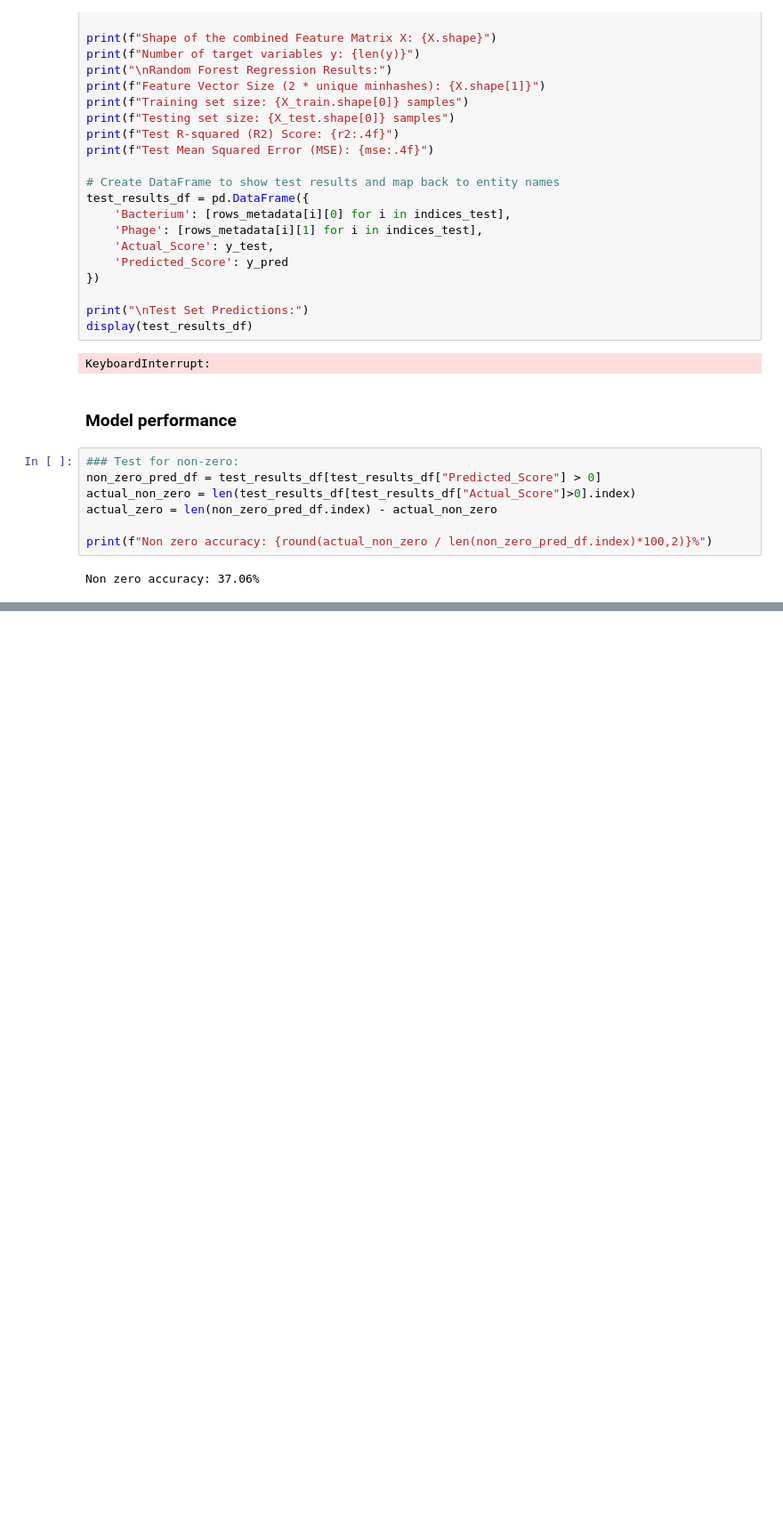
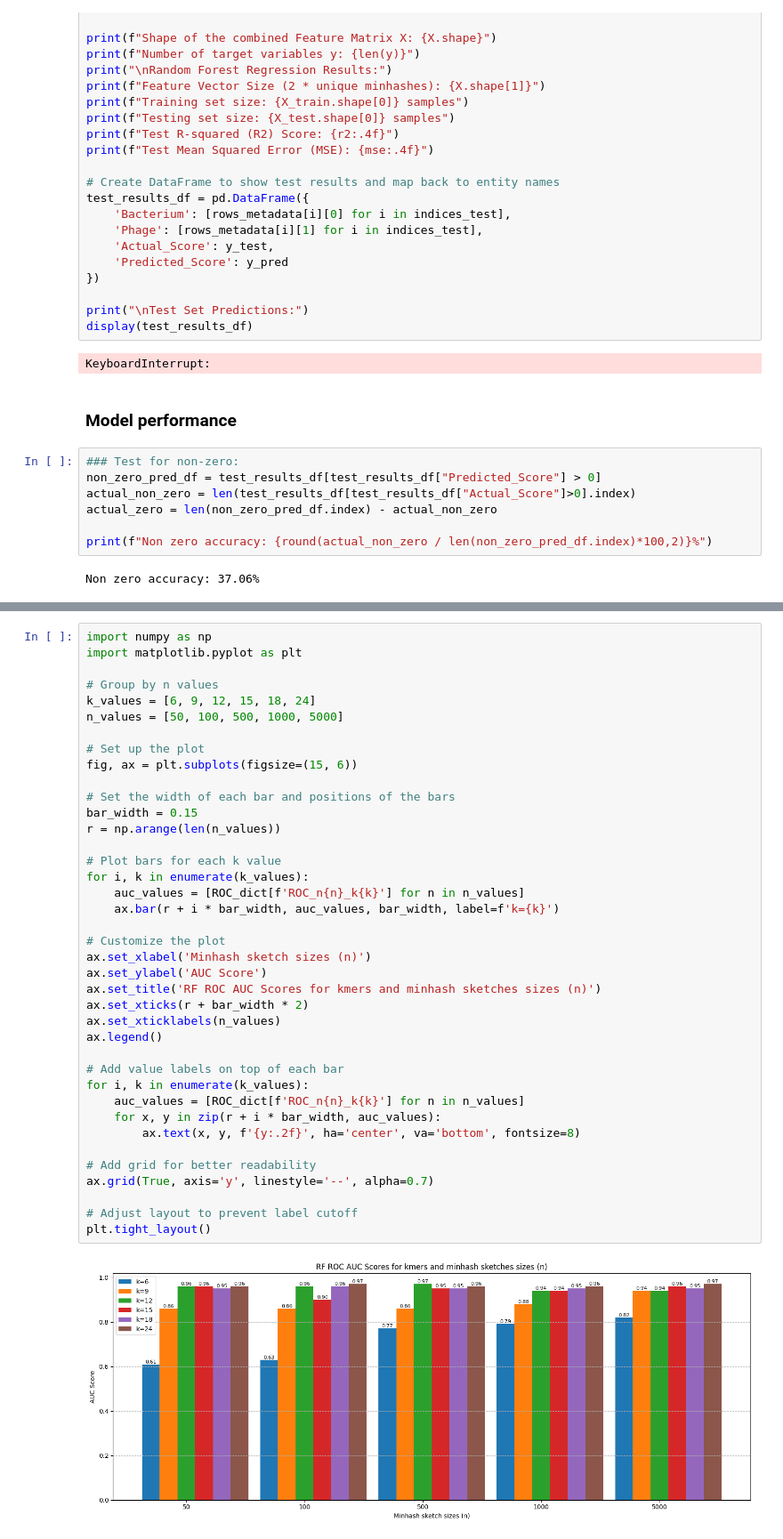
Before and after one commit to azzy72/PredictPhagePPI, a Jupyter notebook: notebooks/random_forest.ipynb, the cells around one changed output, grey strips where cells are left out. Shown: that part at 89% size. Cells and saved outputs as stored; diff of their text form; blank space fills up the shorter version.

```diff
--- a/notebooks/random_forest.ipynb
+++ b/notebooks/random_forest.ipynb
@@ -402,0 +753,41 @@ Non zero accuracy: 37.06%
+# %%
+import numpy as np
+import matplotlib.pyplot as plt
+
+# Group by n values
+k_values = [6, 9, 12, 15, 18, 24]
+n_values = [50, 100, 500, 1000, 5000]
+
+# Set up the plot
+fig, ax = plt.subplots(figsize=(15, 6))
+
+# Set the width of each bar and positions of the bars
+bar_width = 0.15
+r = np.arange(len(n_values))
+
+# Plot bars for each k value
+for i, k in enumerate(k_values):
+    auc_values = [ROC_dict[f'ROC_n{n}_k{k}'] for n in n_values]
+    ax.bar(r + i * bar_width, auc_values, bar_width, label=f'k={k}')
+
+# Customize the plot
+ax.set_xlabel('Minhash sketch sizes (n)')
+ax.set_ylabel('AUC Score')
+ax.set_title('RF ROC AUC Scores for kmers and minhash sketches sizes (n)')
+ax.set_xticks(r + bar_width * 2)
+ax.set_xticklabels(n_values)
+ax.legend()
+
+# Add value labels on top of each bar
+for i, k in enumerate(k_values):
+    auc_values = [ROC_dict[f'ROC_n{n}_k{k}'] for n in n_values]
+    for x, y in zip(r + i * bar_width, auc_values):
+        ax.text(x, y, f'{y:.2f}', ha='center', va='bottom', fontsize=8)
+
+# Add grid for better readability
+ax.grid(True, axis='y', linestyle='--', alpha=0.7)
+
+# Adjust layout to prevent label cutoff
+plt.tight_layout()
+# %% [output]
+[figure, added]
```
Also changed, not shown: parts of 14 cells of this notebook, 5 other files.
